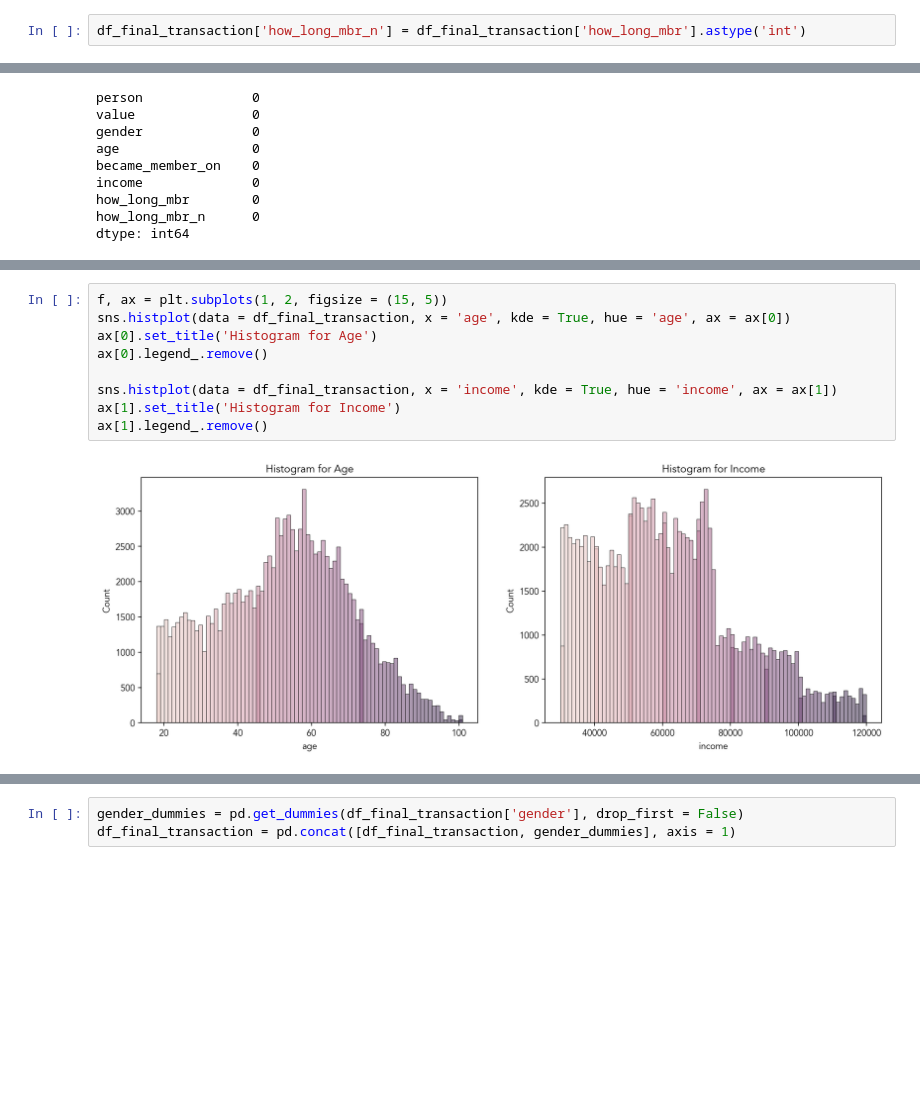
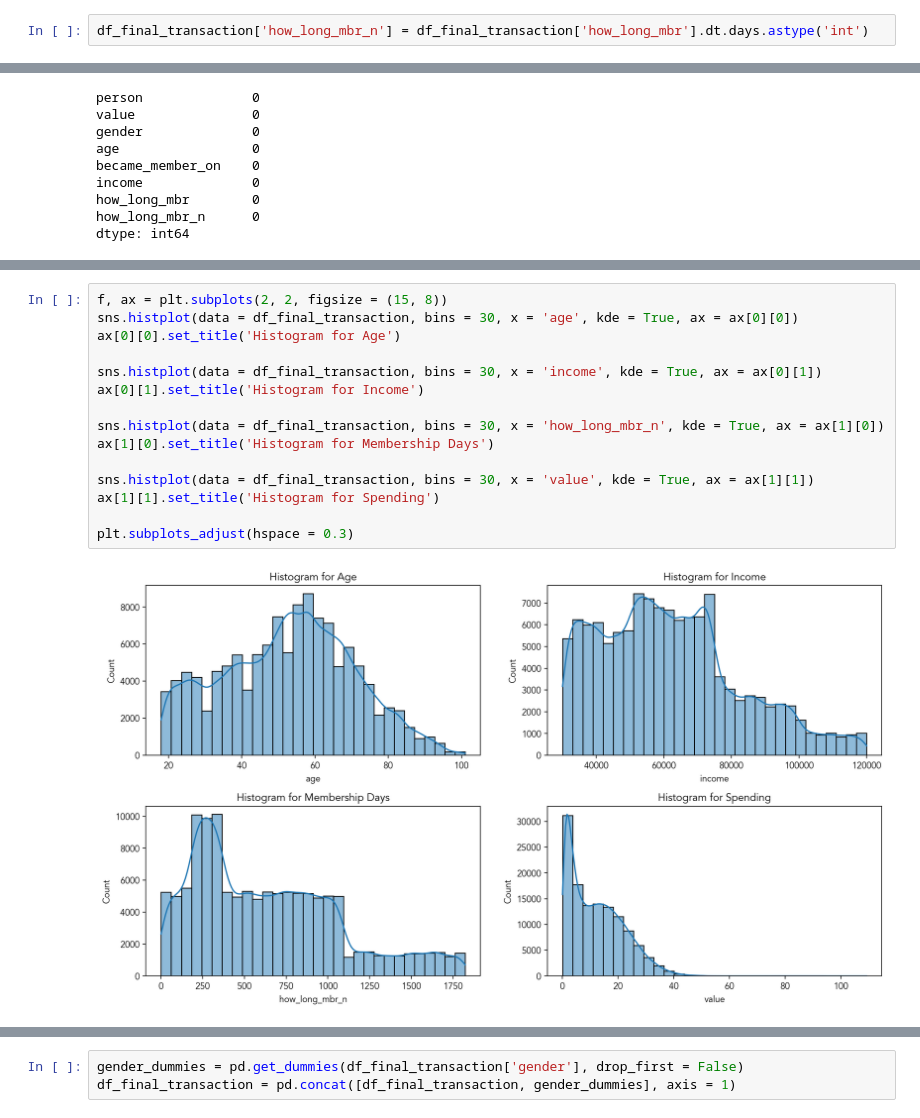
Before and after one commit to gyjong/workplace, a Jupyter notebook: quest_0202/0202_quest_sb.ipynb, the cells around one changed output, grey strips where cells are left out. Drawn from its saved outputs; the diff is of its cells as text; blank space fills up the shorter version.

```diff
--- a/quest_0202/0202_quest_sb.ipynb
+++ b/quest_0202/0202_quest_sb.ipynb
@@ -644,7 +662,7 @@ mean = df_final_transaction['value'].mean()
 std = df_final_transaction['value'].std()
 df_final_transaction = df_final_transaction[(df_final_transaction['value'] > (mean - 3 * std)) & (df_final_transaction['value'] < (mean + 3 * std))]
 # %%
-df_final_transaction['how_long_mbr_n'] = df_final_transaction['how_long_mbr'].astype('int')
+df_final_transaction['how_long_mbr_n'] = df_final_transaction['how_long_mbr'].dt.days.astype('int')
 # %%
 df_final_transaction['value'] = df_final_transaction['value'].astype('float')
 # %%
@@ -678,14 +721,20 @@ ax[1].axhline(df_final_transaction['value'].mean(), color = 'r', linestyle = '--
 # %%
-f, ax = plt.subplots(1, 2, figsize = (15, 5))
-sns.histplot(data = df_final_transaction, x = 'age', kde = True, hue = 'age', ax = ax[0])
-ax[0].set_title('Histogram for Age')
-ax[0].legend_.remove()
+f, ax = plt.subplots(2, 2, figsize = (15, 8))
+sns.histplot(data = df_final_transaction, bins = 30, x = 'age', kde = True, ax = ax[0][0])
+ax[0][0].set_title('Histogram for Age')
 
-sns.histplot(data = df_final_transaction, x = 'income', kde = True, hue = 'income', ax = ax[1])
-ax[1].set_title('Histogram for Income')
-ax[1].legend_.remove()
+sns.histplot(data = df_final_transaction, bins = 30, x = 'income', kde = True, ax = ax[0][1])
+ax[0][1].set_title('Histogram for Income')
+
+sns.histplot(data = df_final_transaction, bins = 30, x = 'how_long_mbr_n', kde = True, ax = ax[1][0])
+ax[1][0].set_title('Histogram for Membership Days')
+
+sns.histplot(data = df_final_transaction, bins = 30, x = 'value', kde = True, ax = ax[1][1])
+ax[1][1].set_title('Histogram for Spending')
+
+plt.subplots_adjust(hspace = 0.3)
 # %% [output]
-[figure, old version]
+[figure, new version]
 # %%
 # Binning for 'age'
 age_bins = [0, 20, 40, 60, 80, 150]
```
Also changed, not shown: parts of 17 cells of this notebook.
